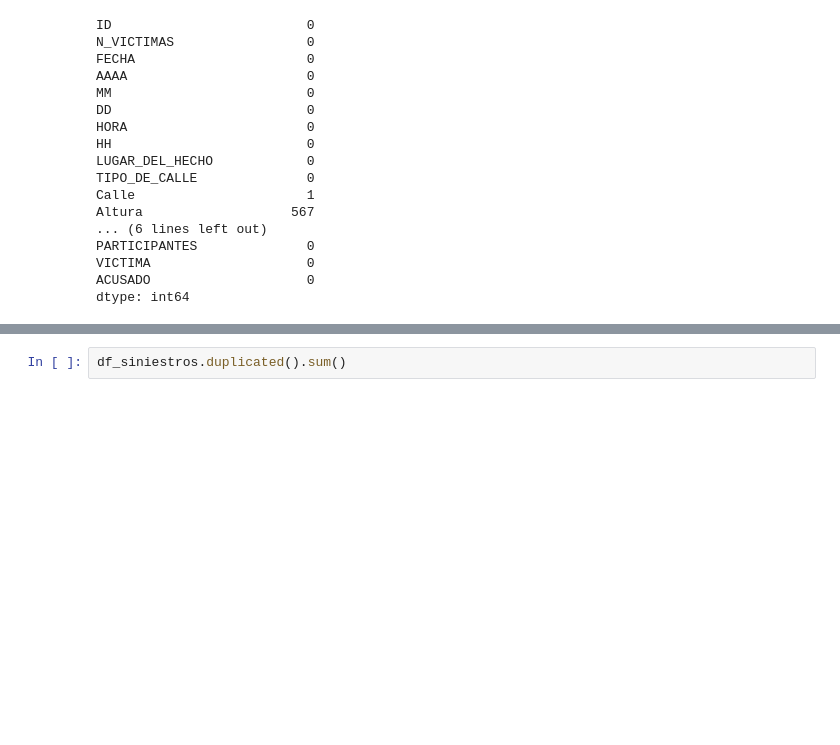
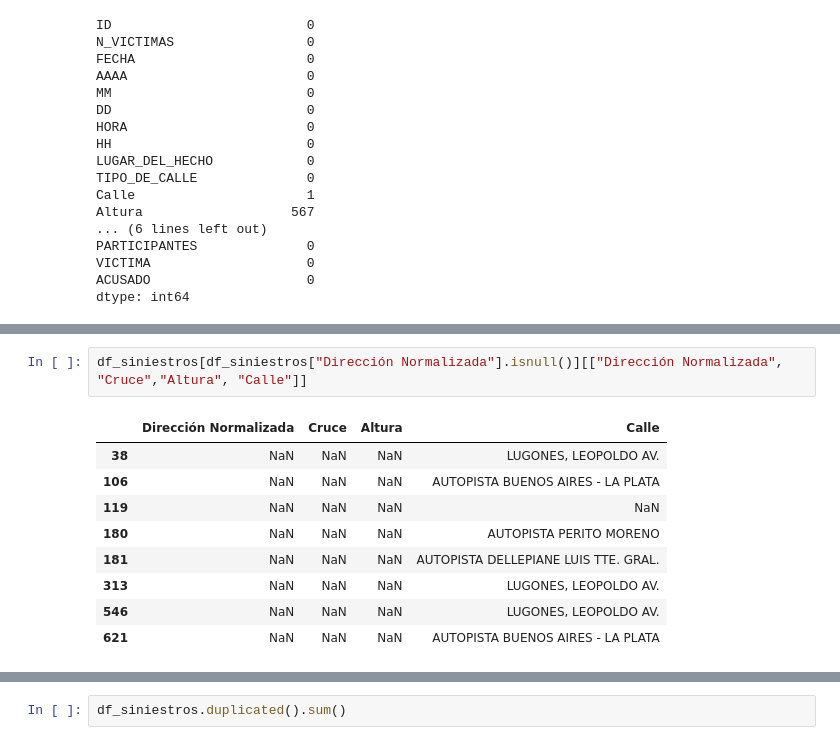
Before and after one commit to JimeFioni/PI-02-Siniestros-Viales, a Jupyter notebook: EDA.ipynb, the cells around one changed output, grey strips where cells are left out. Drawn from its saved outputs; the diff is of its cells as text; blank space fills up the shorter version.

```diff
--- a/EDA.ipynb
+++ b/EDA.ipynb
@@ -75,0 +85,12 @@ dtype: int64
+# %%
+df_siniestros[df_siniestros["Dirección Normalizada"].isnull()][["Dirección Normalizada", "Cruce","Altura", "Calle"]]
+# %% [output]
+|  | Dirección Normalizada | Cruce | Altura | Calle |
+| 38 | NaN | NaN | NaN | LUGONES, LEOPOLDO AV. |
+| 106 | NaN | NaN | NaN | AUTOPISTA BUENOS AIRES - LA PLATA |
+| 119 | NaN | NaN | NaN | NaN |
+| 180 | NaN | NaN | NaN | AUTOPISTA PERITO MORENO |
+| 181 | NaN | NaN | NaN | AUTOPISTA DELLEPIANE LUIS TTE. GRAL. |
+| 313 | NaN | NaN | NaN | LUGONES, LEOPOLDO AV. |
+| 546 | NaN | NaN | NaN | LUGONES, LEOPOLDO AV. |
+| 621 | NaN | NaN | NaN | AUTOPISTA BUENOS AIRES - LA PLATA |
```
Also changed, not shown: parts of 8 cells of this notebook.
